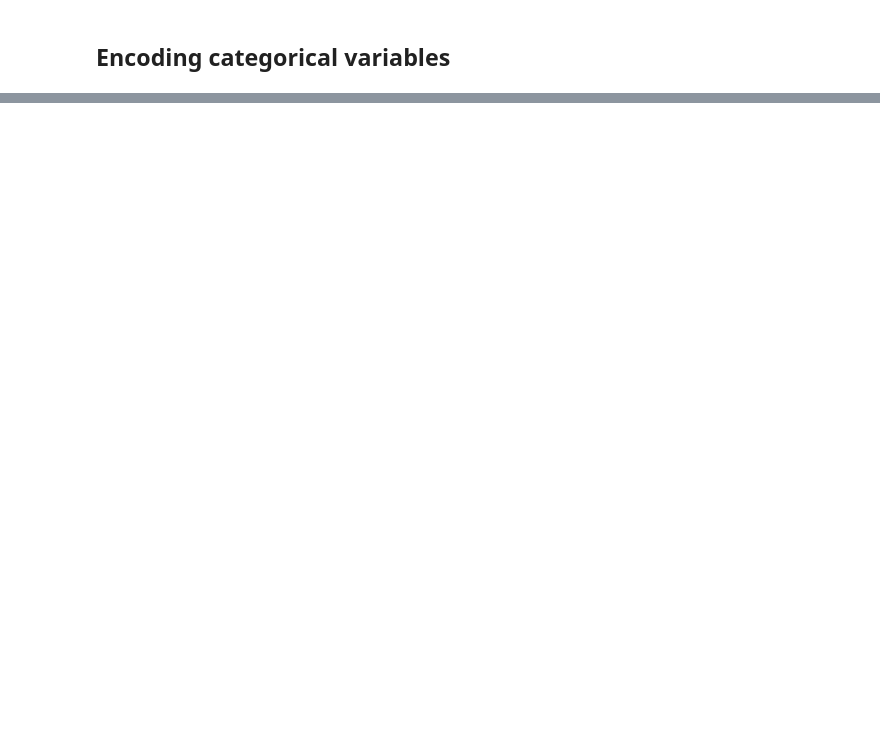
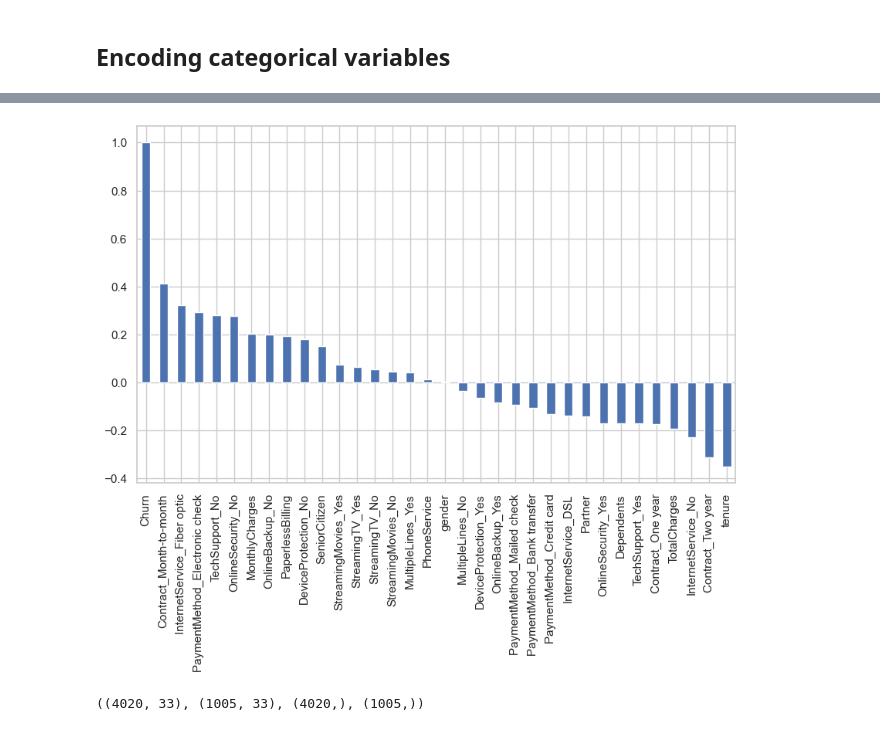
Before and after one commit to Vaniskemunto/Customer_churn-analysis, a Jupyter notebook: customer_churn.ipynb, the cells around one changed output, grey strips where cells are left out. Saved outputs shown, nothing was run; the diff lists cells and outputs as text; code cells hidden in the pictures; blank space fills up the shorter version.

```diff
--- a/customer_churn.ipynb
+++ b/customer_churn.ipynb
@@ -857,0 +844,19 @@ train_df_encoded.head()
+# %%
+df = pd.DataFrame(train_data)
+
+# Function to apply label encoding to specified features
+def label_encoding(df, features):
+    for i in features:
+        df[i] = df[i].map({"Yes": 1, "No": 0})
+    return df
+
+# Apply label encoding to the specified feature list
+feature_le = ["Partner", "Dependents", "PhoneService", "PaperlessBilling"]
+df = label_encoding(df, feature_le)
+
+# Encode 'gender' separately
+df["gender"] = df["gender"].map({"Female": 1, "Male": 0})
+
+# Now df is correctly modified with all encodings applied
+print(df)
+train_data=df
@@ -857,0 +881,30 @@ train_df_encoded.head()
+# %%
+features_ohe = ["MultipleLines","InternetService","OnlineSecurity","OnlineBackup",
+                "DeviceProtection","TechSupport","StreamingTV","StreamingMovies","Contract","PaymentMethod"]
+df_ohe = pd.get_dummies(train_data, columns=features_ohe)
+# %%
+features_mms = ["tenure","MonthlyCharges","TotalCharges"]
+
+df_mms = pd.DataFrame(df_ohe, columns=features_mms)
+df_remaining = df_ohe.drop(columns=features_mms)
+
+mms = MinMaxScaler(feature_range=(0,1))
+rescaled_feature = mms.fit_transform(df_mms)
+
+rescaled_feature_df = pd.DataFrame(rescaled_feature, columns=features_mms, index=df_remaining.index)
+df = pd.concat([rescaled_feature_df,df_remaining],axis=1)
+# %%
+plt.figure(figsize=(10,6))
+df.corr()["Churn"].sort_values(ascending=False).plot(kind="bar")
+plt.savefig("correlation.png", dpi=300)
+plt.show()
+# %% [output]
+[figure, added]
+# %%
+X = df.drop(columns = "Churn")
+y = df.Churn
+
+X_train,X_test, y_train, y_test = train_test_split(X,y,test_size=0.2,random_state=42,stratify=y)
+X_train.shape, X_test.shape, y_train.shape, y_test.shape
+# %% [output]
+((4020, 33), (1005, 33), (4020,), (1005,))
```
Also changed, not shown: parts of 39 cells of this notebook, 2 other files.
